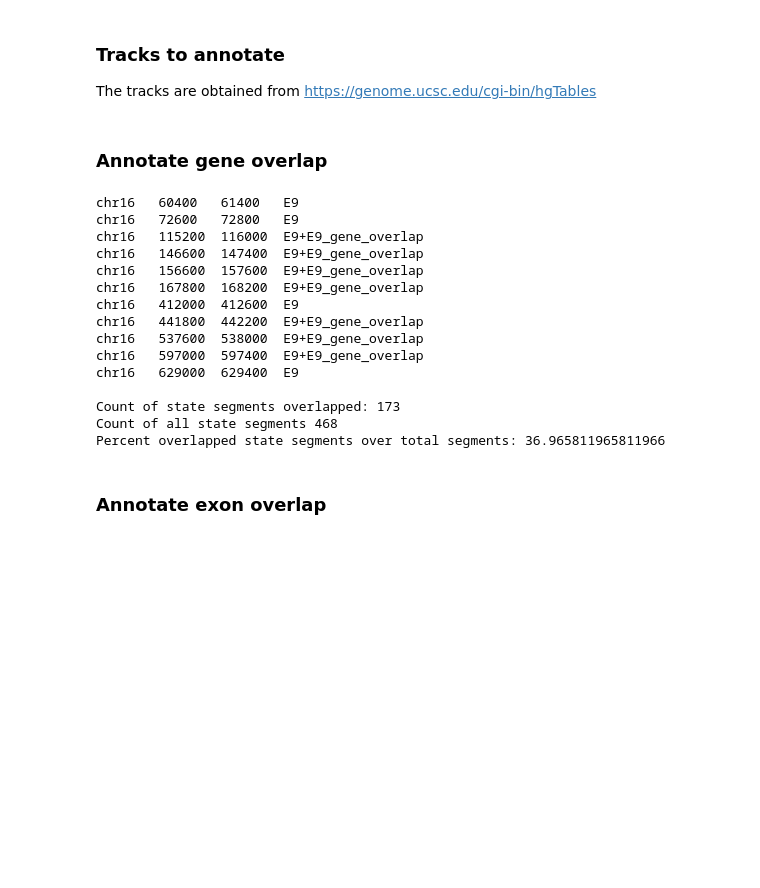
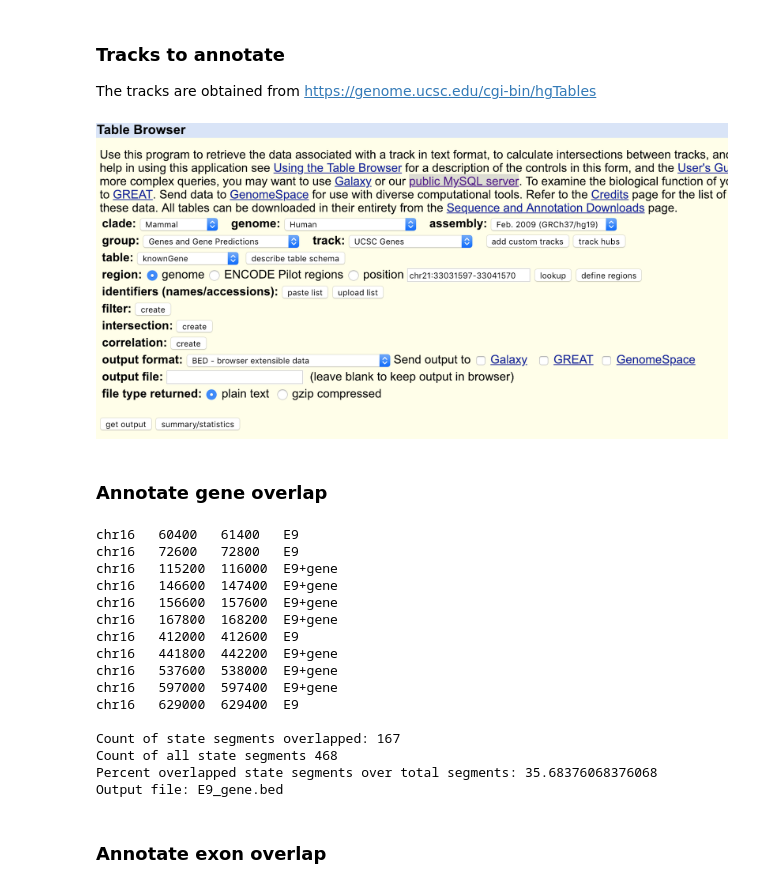
Before and after one commit to nandoide/misc_work, a Jupyter notebook: Desktop/uni/TRREP/team_work/genomic_regulation.ipynb, the cells around one changed output. Drawn from its saved outputs; the diff is of its cells as text; code cells hidden in the pictures; blank space fills up the shorter version.

```diff
--- a/Desktop/uni/TRREP/team_work/genomic_regulation.ipynb
+++ b/Desktop/uni/TRREP/team_work/genomic_regulation.ipynb
@@ -293,43 +431,50 @@ Annotate the segments. At a minimum, the percentage of segments that overlap wit
 # %% [markdown]
 ### Tracks to annotate
 The tracks are obtained from https://genome.ucsc.edu/cgi-bin/hgTables
+# %%
+from IPython.display import Image
+Image("table_browser.png")
+# %% [output]
+[figure, added]
 # %% [markdown]
 ### Annotate gene overlap
 # %%
-OVERLAP_TYPE = "_gene_overlap"
-OUTPUT_FEATURE = STATE + OVERLAP_TYPE
-
-intersect_bed(PATH, STATE + "_segments.bed", "hg19_genes.bed",
-                  PATH, OUTPUT_FEATURE + "_annotate.bed", chrom = CHROM,
-                  f1_feature_filter = STATE, f2_feature_filter="",
+OUTPUT_FEATURE = "gene"
+INPUT_FILE = STATE + ".bed"
+OUTPUT_FILE = STATE + "_" + OUTPUT_FEATURE + ".bed"
+ANNOTATION_TRACK = "hg19_genes.bed"
+intersect_bed(PATH, INPUT_FILE, ANNOTATION_TRACK,
+                  PATH, OUTPUT_FILE, chrom = CHROM,
+                  f1_feature_filter = "", f2_feature_filter="",
                   output_feature = OUTPUT_FEATURE, sep=SEP,
                   drop_feature_threshold = 10, output_mode="annotate")
-head(PATH, OUTPUT_FEATURE + "_annotate.bed", 10)
+head(PATH, OUTPUT_FILE, 10)
 
-overlap_segment_count = bed_segment_count_by_re_feature(PATH, OUTPUT_FEATURE + "_annotate.bed",
-                                                        OUTPUT_FEATURE)
+overlap_segment_count = bed_segment_count_by_re_feature(PATH, OUTPUT_FILE, OUTPUT_FEATURE)
 print("")
 print("Count of state segments overlapped:", overlap_segment_count)
-total_segment_count = bed_segment_count_by_re_feature(PATH, OUTPUT_FEATURE + "_annotate.bed", "")
+total_segment_count = bed_segment_count_by_re_feature(PATH, OUTPUT_FILE, "")
 print("Count of all state segments", total_segment_count)
 print("Percent overlapped state segments over total segments:",
       overlap_segment_count * 100 / total_segment_count)
+print("Output file:", OUTPUT_FILE)
 # %% [output]
 chr16   60400   61400   E9
 chr16   72600   72800   E9
-chr16   115200  116000  E9+E9_gene_overlap
-chr16   146600  147400  E9+E9_gene_overlap
-chr16   156600  157600  E9+E9_gene_overlap
-chr16   167800  168200  E9+E9_gene_overlap
+chr16   115200  116000  E9+gene
+chr16   146600  147400  E9+gene
+chr16   156600  157600  E9+gene
+chr16   167800  168200  E9+gene
 chr16   412000  412600  E9
-chr16   441800  442200  E9+E9_gene_overlap
-chr16   537600  538000  E9+E9_gene_overlap
-chr16   597000  597400  E9+E9_gene_overlap
+chr16   441800  442200  E9+gene
+chr16   537600  538000  E9+gene
+chr16   597000  597400  E9+gene
 chr16   629000  629400  E9
 
-Count of state segments overlapped: 173
+Count of state segments overlapped: 167
 Count of all state segments 468
-Percent overlapped state segments over total segments: 36.965811965811966
+Percent overlapped state segments over total segments: 35.68376068376068
+Output file: E9_gene.bed
 # %% [markdown]
 ### Annotate exon overlap
 # %%
```
Also changed, not shown: parts of 15 cells of this notebook, 3 other files.
